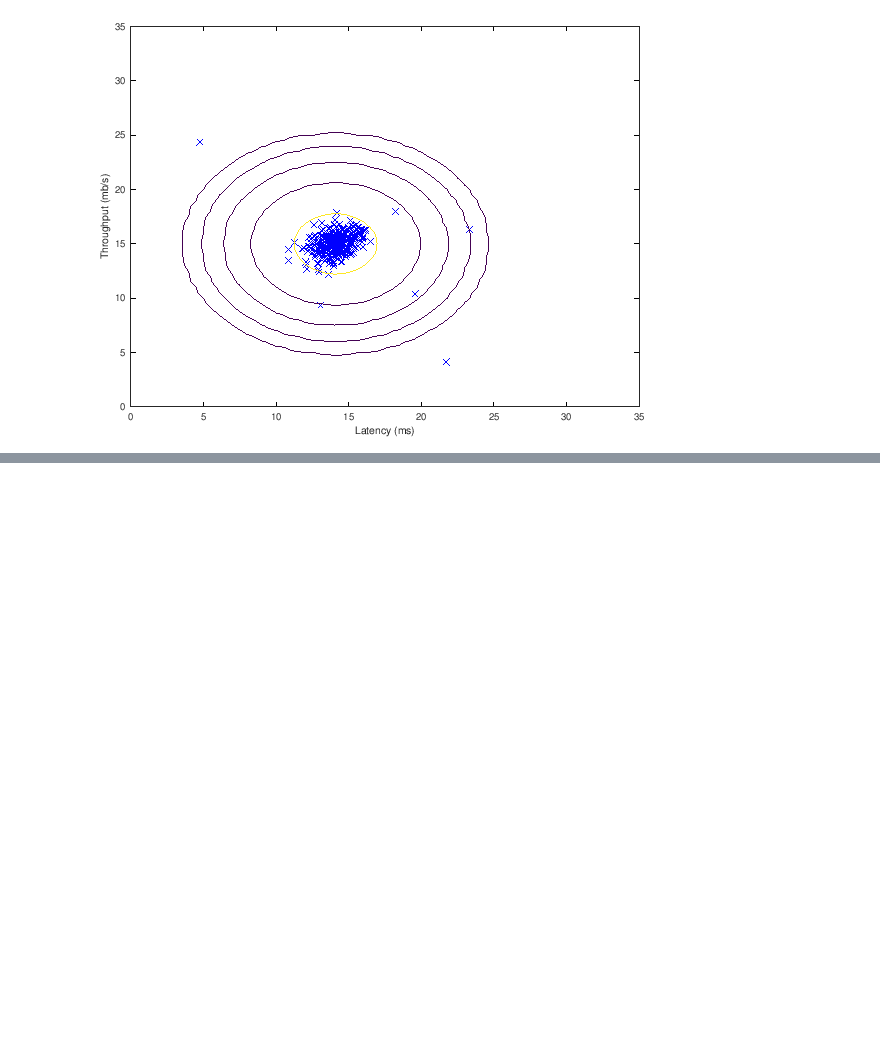
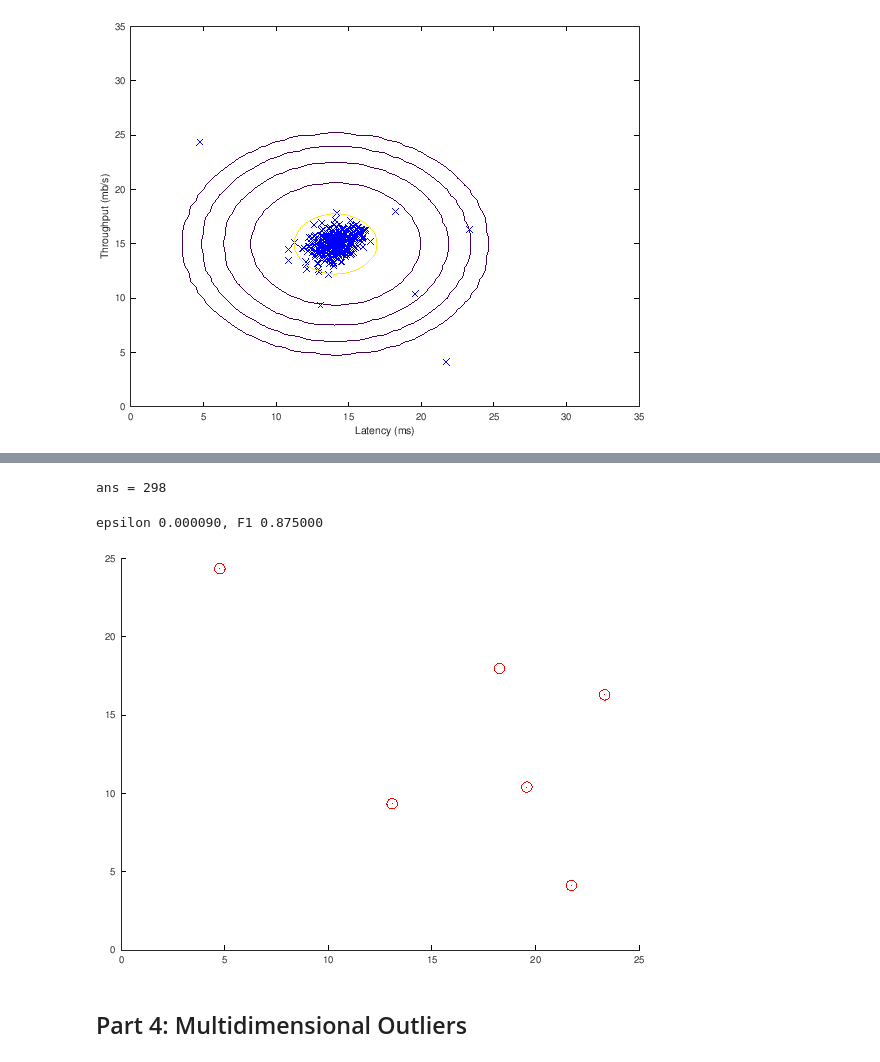
Before and after one commit to solisgb/Machine-Learning-Coursera-Stanford-, a Jupyter notebook: ex8/ex8.ipynb, the cells around one changed output, grey strips where cells are left out. Saved outputs shown, nothing was run; the diff lists cells and outputs as text; code cells hidden in the pictures; blank space fills up the shorter version.

```diff
--- a/ex8/ex8.ipynb
+++ b/ex8/ex8.ipynb
@@ -63,6 +63,9 @@ ylabel('Throughput (mb/s)');
 [figure]
 # %%
 [mu sigma2] = estimateGaussian(X);
+# %%
+%  Returns the density of the multivariate normal at each data point (row) of X
+p = multivariateGaussian(X, mu, sigma2);
 # %%
 visualizeFit(X,  mu, sigma2);
 xlabel('Latency (ms)');
@@ -71,0 +112,21 @@ ylabel('Throughput (mb/s)');
+# %%
+sum(yval == 0)
+# %% [output]
+ans = 298
+# %%
+[epsilon F1] = selectThreshold(yval, pval);
+fprintf('epsilon %f, F1 %f', epsilon, F1);
+# %% [output]
+epsilon 0.000090, F1 0.875000
+# %%
+%  Find the outliers in the training set and plot the
+outliers = find(p < epsilon);
+# %%
+%  Draw a red circle around those outliers
+hold on
+plot(X(outliers, 1), X(outliers, 2), 'ro', 'LineWidth', 2, 'MarkerSize', 10);
+hold off
+# %% [output]
+[figure, added]
+# %% [markdown]
+## Part 4: Multidimensional Outliers
```
Also changed, not shown: parts of 12 cells of this notebook, 2 other files.
